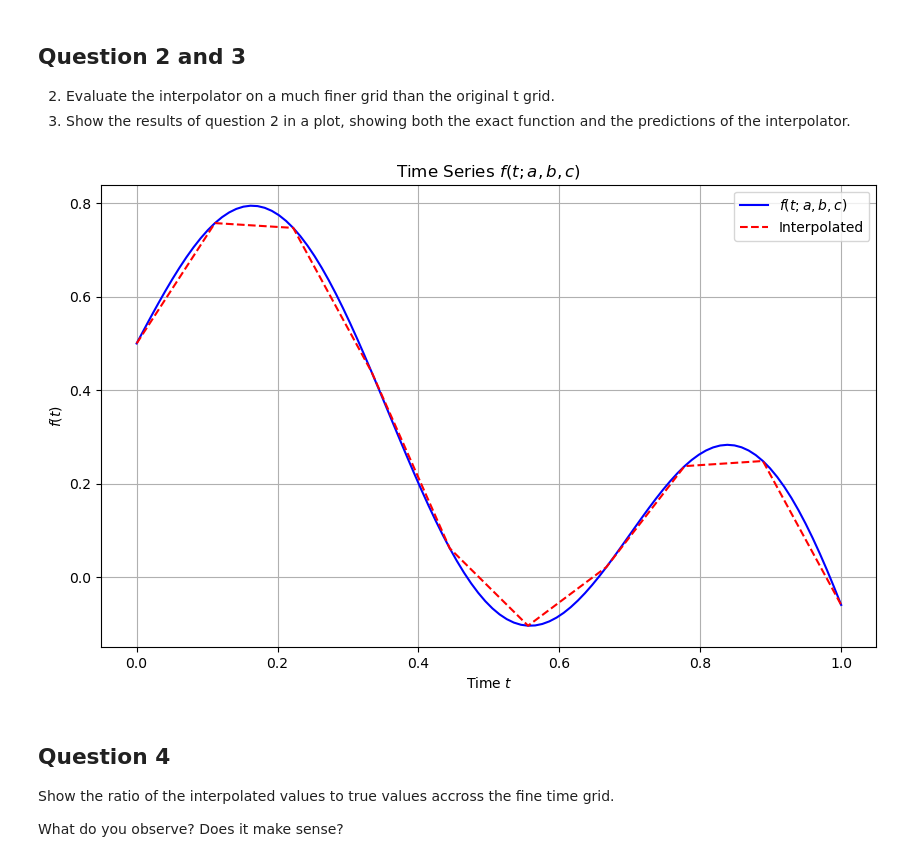
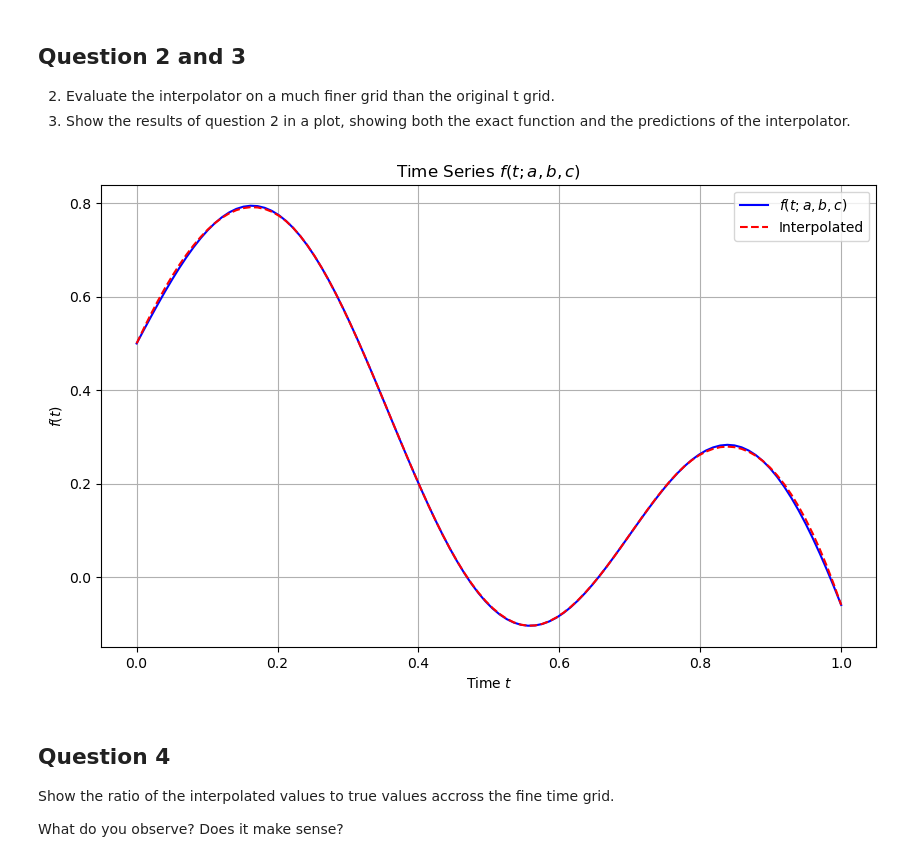
Before and after one commit to BenNorsk/curse_of_dimensionality, a Jupyter notebook: main.ipynb, the cells around one changed output. Drawn from its saved outputs; the diff is of its cells as text; code cells hidden in the pictures.

```diff
--- a/main.ipynb
+++ b/main.ipynb
@@ -26,18 +27,31 @@ def plot_with_parameters(a, b, c):
     plt.savefig('time_series.png')
     plt.show()
 
-def plot_against_interpolation(a, b, c, f_interpolated, t = np.linspace(0, 1, 100)):
+def plot_against_interpolation(a, b, c, interpolated_values, t = np.linspace(0, 1, 100)):
     f_values = f(t, a, b, c)
     # Plot values and interpolated function
     plt.figure(figsize=(10, 6))
     plt.plot(t, f_values, label=r'$f(t; a, b, c)$', color='blue')
-    plt.plot(t, f_interpolated(t), label='Interpolated', color='red', linestyle='dashed')
+    plt.plot(t, interpolated_values, label='Interpolated', color='red', linestyle='dashed')
     plt.xlabel('Time $t$')
     plt.ylabel(r'$f(t)$')
     plt.title(r'Time Series $f(t; a, b, c)$')
     plt.legend()
     plt.grid(True)
     plt.show()
+
+def plot_ratio(f_values,interpolated_values, legend=True):
+    ratio = f_values / interpolated_values
+    plt.figure(figsize=(10, 6))
+    plt.plot(ratio, label='Ratio of true values vs. interpolated values', color='blue')
+    plt.xlabel('Time $t$')
+    plt.ylabel(r'$f(t)$')
+    plt.title(r'Time Series $f(t; a, b, c)$')
+    if legend:
+        plt.legend()
+    plt.grid(True)
+    plt.show()
+
 
 
 # Create interactive widget
@@ -82,20 +96,24 @@ On an already fine grid, even with a linear interpolator, the function is alread
 2. Evaluate the interpolator on a much finer grid than the original t grid.
 3. Show the results of question 2 in a plot, showing both the exact function and the predictions of the interpolator.
 # %%
+# We define the parameters as fixed values
+a = 0.1
+b = -0.13
+c = 9
 
 # We create an array of 100 t's between 0 and 1 (linear space)
 t = np.linspace(0, 1, 10)
 
 # We obtain the values of f(t) for the given parameters
 f_values = f(t, a, b, c)
 
 # We interpolate the values of f(t) using a linear interpolation
-f_interpolated = scipy.interpolate.interp1d(t, f_values, kind='linear')
+f_interpolated = scipy.interpolate.interp1d(t, f_values, kind='cubic')
 
 # We plot the values of f(t) and the interpolated function
-plot_against_interpolation(a, b, c, f_interpolated)
+plot_against_interpolation(a, b, c, f_interpolated(t))
 # %% [output]
-[figure, old version]
+[figure, new version]
 # %% [markdown]
 ## Question 4
 Show the ratio of the interpolated values to true values accross the fine time grid.
```
Also changed, not shown: parts of 7 cells of this notebook, 1 other file.
